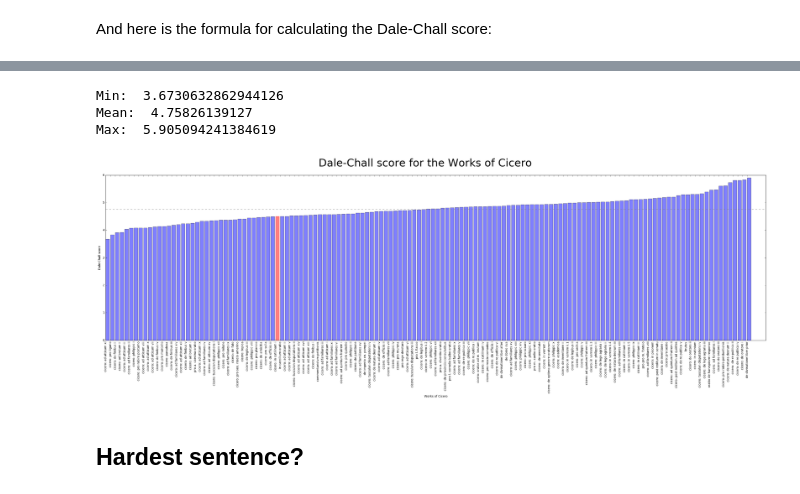
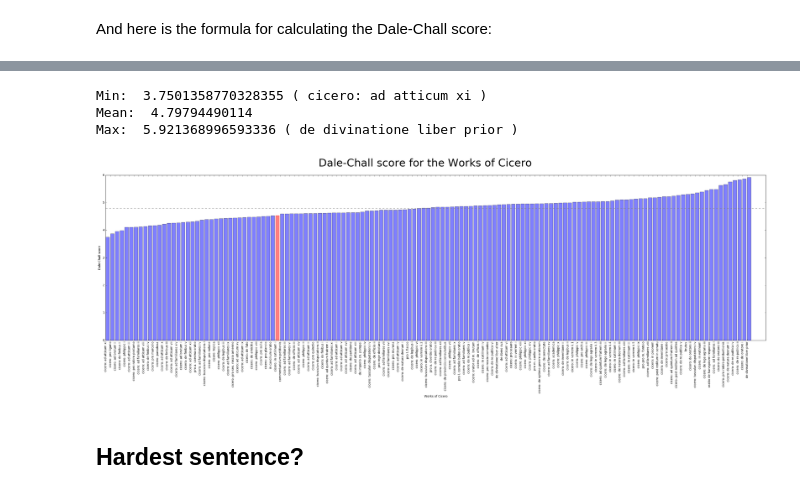
Before and after one commit to diyclassics/readability, a Jupyter notebook: Cicero Readability Final.ipynb, the cells around one changed output, grey strips where cells are left out. Saved outputs shown, nothing was run; the diff lists cells and outputs as text; code cells hidden in the pictures.

Commit message:
Update Cicero nb

```diff
--- a/Cicero Readability Final.ipynb
+++ b/Cicero Readability Final.ipynb
@@ -813,36 +816,36 @@ pprint(dcs[-5:])
 # %%
 test = "Dale-Chall score"
 
 objects = [item[0] for item in dcs]
 scores = [item[1] for item in dcs]
 min_score = min(scores)
 mean_score = np.mean(scores)
 max_score = max(scores)
 
 print('Min: ', min_score, '(', objects[scores.index(min_score)], ')')
 print('Mean: ', mean_score)
 print('Max: ', max_score, '(', objects[scores.index(max_score)], ')')
 
 y_pos = np.arange(len(objects))
 plt.figure(figsize=(40,10))
 barlist = plt.bar(y_pos, scores, alpha=.5)
 barlist[objects.index('cicero: in catilinam i')].set_color('r')
 
 plt.xticks(y_pos, objects)
-plt.axhline(y=mean,color='gray',ls='dashed')
+plt.axhline(y=mean_score,color='gray',ls='dashed')
 plt.suptitle('%s for the Works of Cicero' % test, fontsize=36)
 plt.xlabel('Works of Cicero')
 plt.ylabel(test)
 
 locs, labels = plt.xticks()
 plt.setp(labels, rotation=90)
 
 plt.show()
 # %% [output]
-Min:  3.6730632862944126
-Mean:  4.75826139127
-Max:  5.905094241384619
+Min:  3.7501358770328355 ( cicero: ad atticum xi )
+Mean:  4.79794490114
+Max:  5.921368996593336 ( de divinatione liber prior )
-[figure, old version]
+[figure, new version]
 # %% [markdown]
 ## Hardest sentence?
 # %%
```
Also changed, not shown: parts of 6 cells of this notebook.
